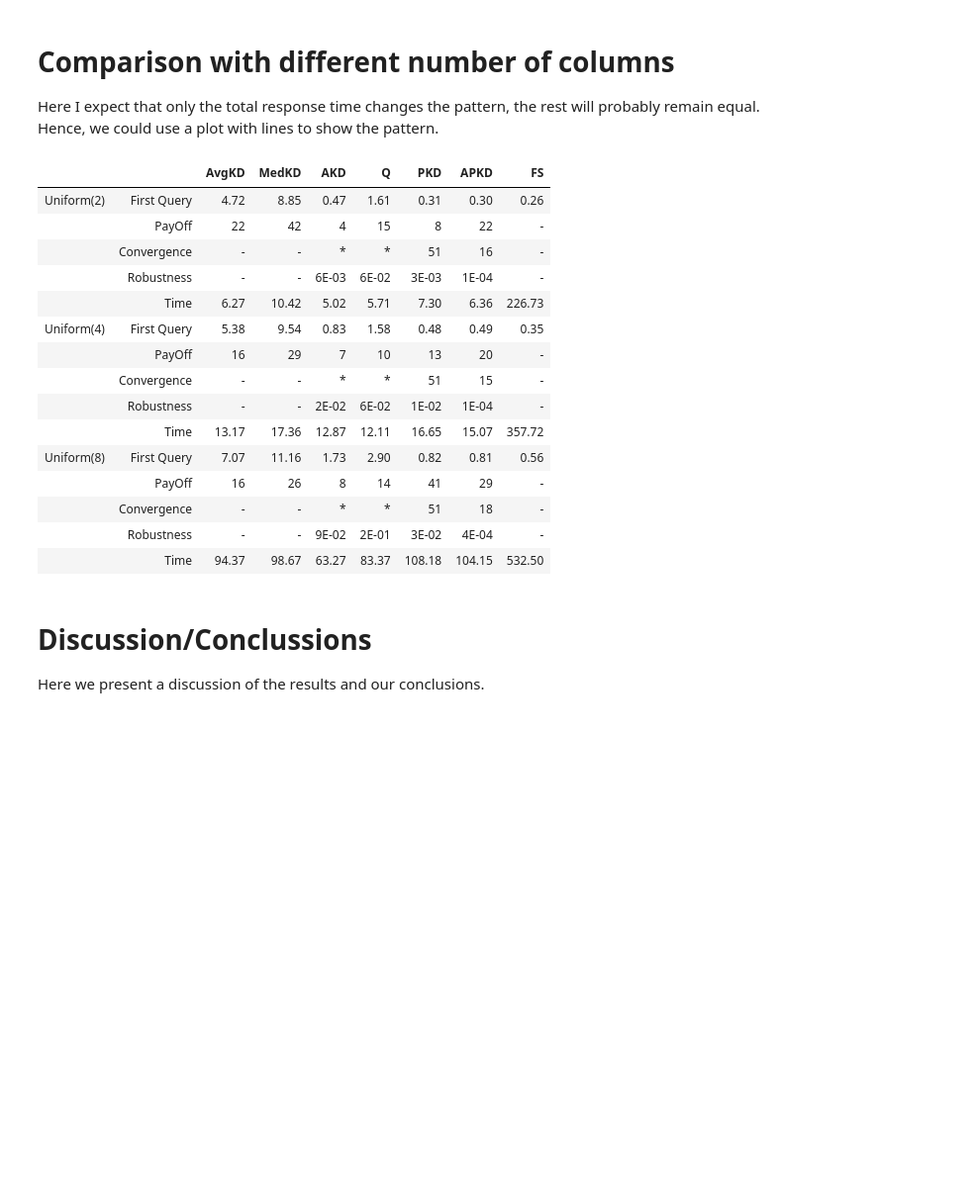
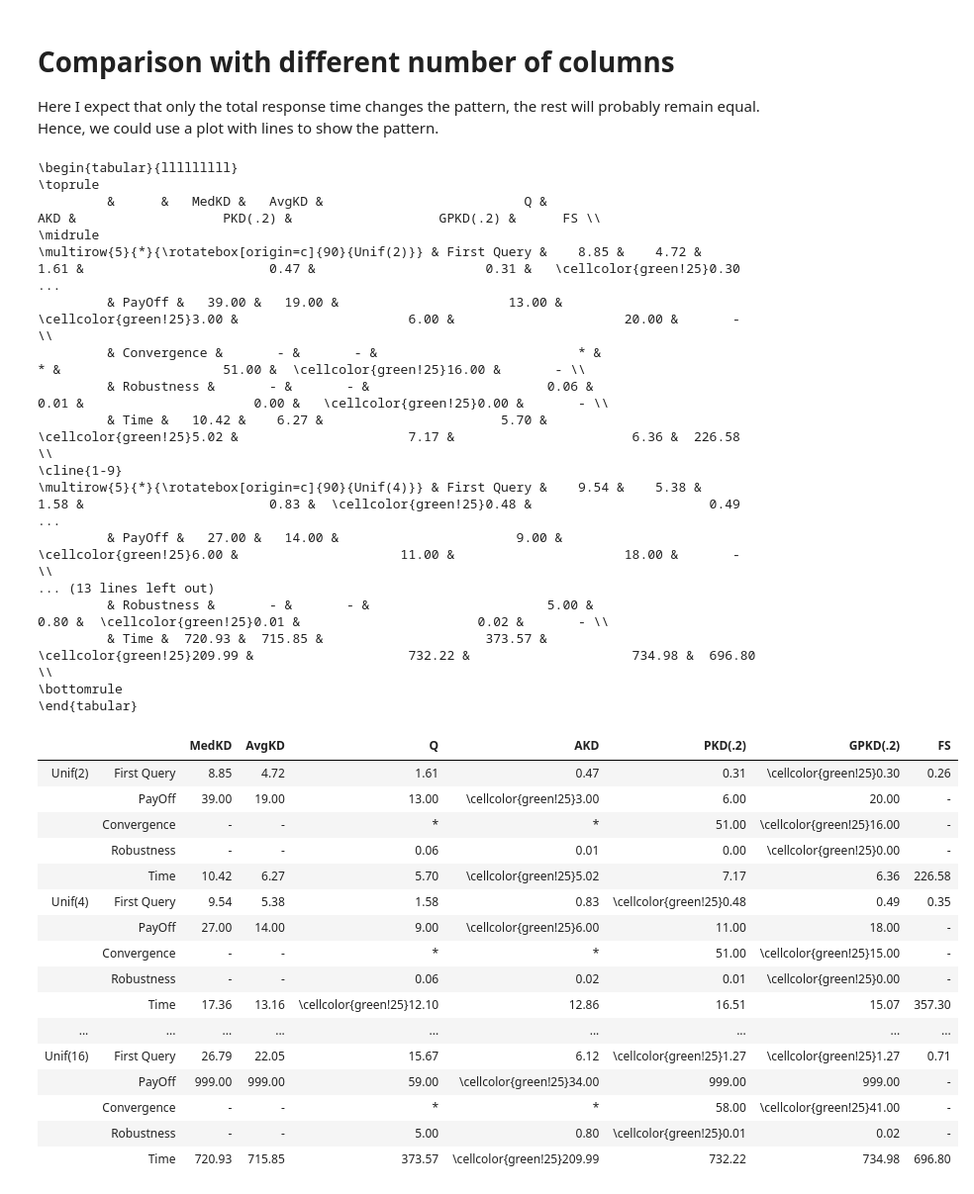
Before and after one commit to pdet/MultidimensionalAdaptiveIndexing, a Jupyter notebook: experiments/plots.ipynb, the cells around one changed output. Shown at 99% size. Saved outputs shown, nothing was run; the diff lists cells and outputs as text; code cells hidden in the pictures; blank space fills up the shorter version.

```diff
--- a/experiments/plots.ipynb
+++ b/experiments/plots.ipynb
@@ -274,10 +296,10 @@ def get_first_query(df):
     return df['query_time'].iloc[0]
 
 def get_payoff(df, baseline):
-    p = [i for i, x in enumerate(df['query_time_cumsum'] - (baseline['query_time_cumsum']*0.95)) if x < 0]
+    p = [i for i, x in enumerate(df['query_time_cumsum'] - (baseline['query_time_cumsum'])) if x > 0]
     if len(p) == 0:
         return len(df)
-    return p[0]
+    return p[-1]
 
 def get_convergence(df, df_type=''):
     if df_type == 'full_index':
@@ -293,8 +315,8 @@ def get_robustness(df, df_type=''):
         return 0
     return np.var(df['query_time'][:min(50, get_convergence(df, df_type))])
 
-def get_total_time(df):
-    return df['query_time'].sum()
+def get_total_time(df, lower=0, upper=-1):
+    return df['query_time'][lower:upper].sum()
 # %%
 # Figures
 
@@ -1148,35 +1057,55 @@ Hence, we could use a plot with lines to show the pattern.
 # %%
 exps = []
 
-for i in [2, 4, 8]:
+for i in [2, 4, 8, 16]:
     exps.append(f'Uniform{i}')
 
-metrics(exps, [
+a = metrics(exps, [
+        'MedianKDTree',
         'AverageKDTree',
-        'MedianKDTree',
+        'Quasii',
         'CrackingKDTree',
-        'Quasii',
         'ProgressiveIndex',
         'ProgressiveIndexCostModel',
         'FullScan',
 ])
+latex = pandas_to_latex(a, 'min', ignore_last=True)
+for exp in exps:
+    latex = latex.replace(experiments[exp]['name'], "\\rotatebox[origin=c]{90}{%s}" % experiments[exp]['name'])
+print(latex)
+a
 # %% [output]
+\begin{tabular}{lllllllll}
+\toprule
+         &      &   MedKD &   AvgKD &                          Q &                         AKD &                   PKD(.2) &                   GPKD(.2) &      FS \\
+\midrule
+\multirow{5}{*}{\rotatebox[origin=c]{90}{Unif(2)}} & First Query &    8.85 &    4.72 &                       1.61 &                        0.47 &                      0.31 &   \cellcolor{green!25}0.30 ...
+         & PayOff &   39.00 &   19.00 &                      13.00 &    \cellcolor{green!25}3.00 &                      6.00 &                      20.00 &       - \\
+         & Convergence &       - &       - &                          * &                           * &                     51.00 &  \cellcolor{green!25}16.00 &       - \\
+         & Robustness &       - &       - &                       0.06 &                        0.01 &                      0.00 &   \cellcolor{green!25}0.00 &       - \\
+         & Time &   10.42 &    6.27 &                       5.70 &    \cellcolor{green!25}5.02 &                      7.17 &                       6.36 &  226.58 \\
+\cline{1-9}
+\multirow{5}{*}{\rotatebox[origin=c]{90}{Unif(4)}} & First Query &    9.54 &    5.38 &                       1.58 &                        0.83 &  \cellcolor{green!25}0.48 &                       0.49 ...
+         & PayOff &   27.00 &   14.00 &                       9.00 &    \cellcolor{green!25}6.00 &                     11.00 &                      18.00 &       - \\
+... (13 lines left out)
+         & Robustness &       - &       - &                       5.00 &                        0.80 &  \cellcolor{green!25}0.01 &                       0.02 &       - \\
+         & Time &  720.93 &  715.85 &                     373.57 &  \cellcolor{green!25}209.99 &                    732.22 &                     734.98 &  696.80 \\
+\bottomrule
+\end{tabular}
-|  |  | AvgKD | MedKD | AKD | Q | PKD | APKD | FS |
-| Uniform(2) | First Query | 4.72 | 8.85 | 0.47 | 1.61 | 0.31 | 0.30 | 0.26 |
-|  | PayOff | 22 | 42 | 4 | 15 | 8 | 22 | - |
-|  | Convergence | - | - | * | * | 51 | 16 | - |
-|  | Robustness | - | - | 6E-03 | 6E-02 | 3E-03 | 1E-04 | - |
-|  | Time | 6.27 | 10.42 | 5.02 | 5.71 | 7.30 | 6.36 | 226.73 |
-| Uniform(4) | First Query | 5.38 | 9.54 | 0.83 | 1.58 | 0.48 | 0.49 | 0.35 |
-|  | PayOff | 16 | 29 | 7 | 10 | 13 | 20 | - |
-|  | Convergence | - | - | * | * | 51 | 15 | - |
-|  | Robustness | - | - | 2E-02 | 6E-02 | 1E-02 | 1E-04 | - |
-|  | Time | 13.17 | 17.36 | 12.87 | 12.11 | 16.65 | 15.07 | 357.72 |
-| Uniform(8) | First Query | 7.07 | 11.16 | 1.73 | 2.90 | 0.82 | 0.81 | 0.56 |
-|  | PayOff | 16 | 26 | 8 | 14 | 41 | 29 | - |
-|  | Convergence | - | - | * | * | 51 | 18 | - |
-|  | Robustness | - | - | 9E-02 | 2E-01 | 3E-02 | 4E-04 | - |
-|  | Time | 94.37 | 98.67 | 63.27 | 83.37 | 108.18 | 104.15 | 532.50 |
+|  |  | MedKD | AvgKD | Q | AKD | PKD(.2) | GPKD(.2) | FS |
+| Unif(2) | First Query | 8.85 | 4.72 | 1.61 | 0.47 | 0.31 | \cellcolor{green!25}0.30 | 0.26 |
+|  | PayOff | 39.00 | 19.00 | 13.00 | \cellcolor{green!25}3.00 | 6.00 | 20.00 | - |
+|  | Convergence | - | - | * | * | 51.00 | \cellcolor{green!25}16.00 | - |
+|  | Robustness | - | - | 0.06 | 0.01 | 0.00 | \cellcolor{green!25}0.00 | - |
+|  | Time | 10.42 | 6.27 | 5.70 | \cellcolor{green!25}5.02 | 7.17 | 6.36 | 226.58 |
+| Unif(4) | First Query | 9.54 | 5.38 | 1.58 | 0.83 | \cellcolor{green!25}0.48 | 0.49 | 0.35 |
+|  | PayOff | 27.00 | 14.00 | 9.00 | \cellcolor{green!25}6.00 | 11.00 | 18.00 | - |
+|  | Convergence | - | - | * | * | 51.00 | \cellcolor{green!25}15.00 | - |
+|  | Robustness | - | - | 0.06 | 0.02 | 0.01 | \cellcolor{green!25}0.00 | - |
+|  | Time | 17.36 | 13.16 | \cellcolor{green!25}12.10 | 12.86 | 16.51 | 15.07 | 357.30 |
+| ... | ... | ... | ... | ... | ... | ... | ... | ... |
+| Unif(16) | First Query | 26.79 | 22.05 | 15.67 | 6.12 | \cellcolor{green!25}1.27 | \cellcolor{green!25}1.27 | 0.71 |
+|  | PayOff | 999.00 | 999.00 | 59.00 | \cellcolor{green!25}34.00 | 999.00 | 999.00 | - |
+|  | Convergence | - | - | * | * | 58.00 | \cellcolor{green!25}41.00 | - |
+|  | Robustness | - | - | 5.00 | 0.80 | \cellcolor{green!25}0.01 | 0.02 | - |
+|  | Time | 720.93 | 715.85 | 373.57 | \cellcolor{green!25}209.99 | 732.22 | 734.98 | 696.80 |
-# %% [markdown]
-# Discussion/Conclussions
-Here we present a discussion of the results and our conclusions.
```
Also changed, not shown: parts of 31 cells of this notebook.
